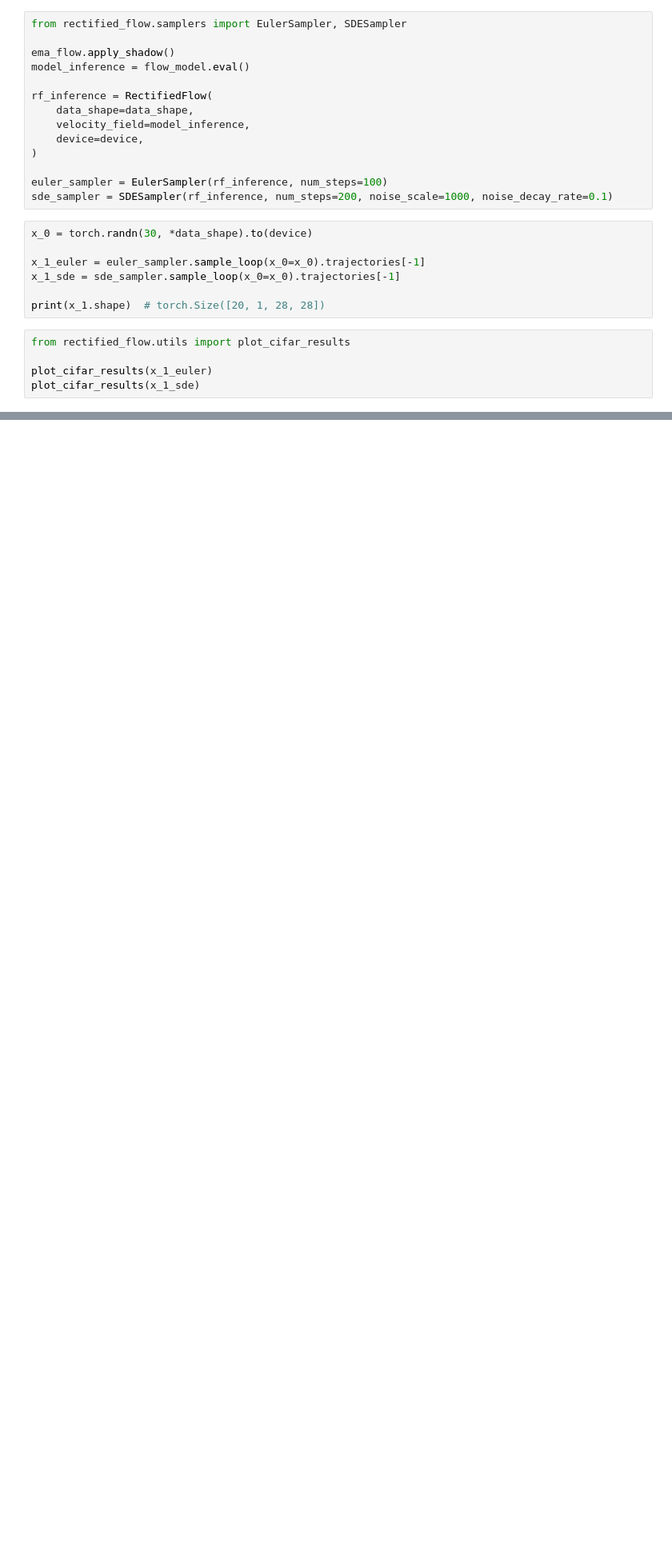
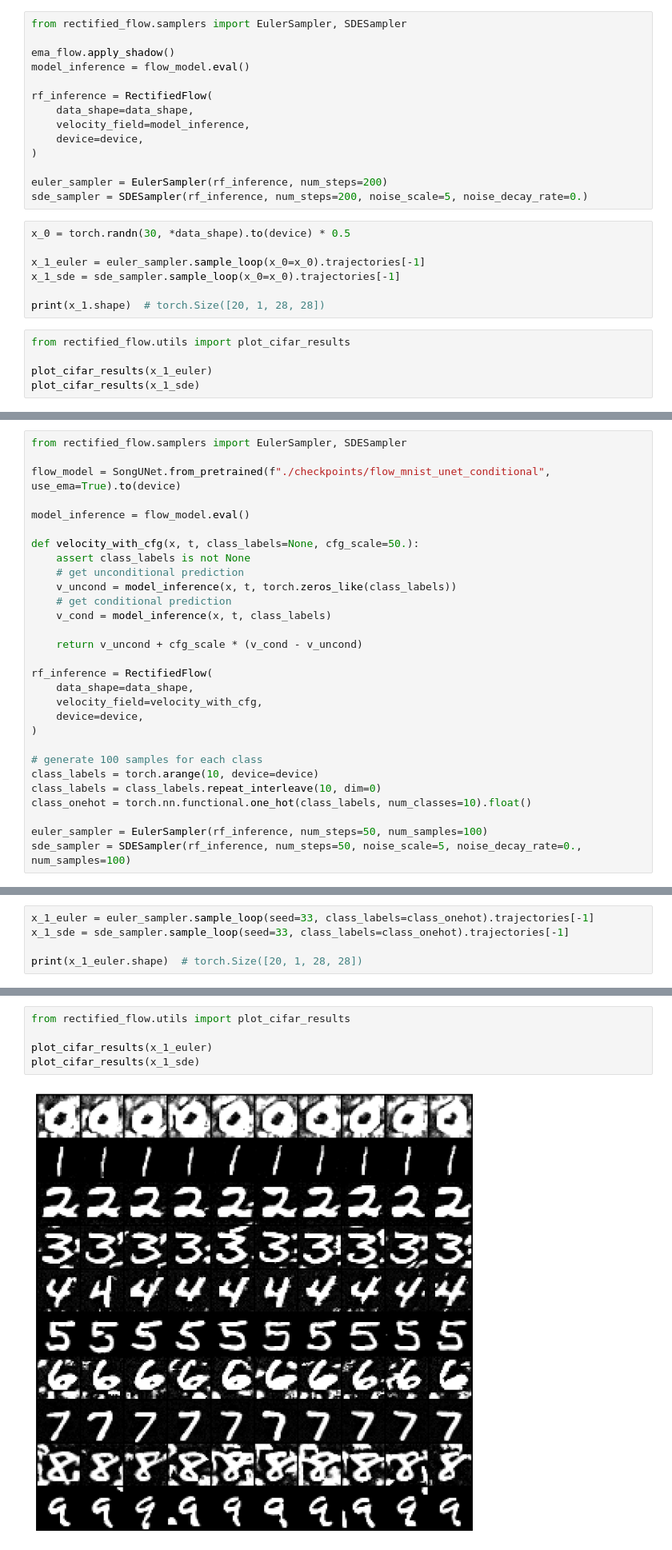
Before and after one commit to CyberDragon93/random_flow_toys, a Jupyter notebook: mnist_flow.ipynb, the cells around one changed output, grey strips where cells are left out. Shown at 80% size. Cells and saved outputs as stored; diff of their text form; blank space fills up the shorter version.

```diff
--- a/mnist_flow.ipynb
+++ b/mnist_flow.ipynb
@@ -261,10 +244,10 @@ rf_inference = RectifiedFlow(
     device=device,
 )
 
-euler_sampler = EulerSampler(rf_inference, num_steps=100)
-sde_sampler = SDESampler(rf_inference, num_steps=200, noise_scale=1000, noise_decay_rate=0.1)
+euler_sampler = EulerSampler(rf_inference, num_steps=200)
+sde_sampler = SDESampler(rf_inference, num_steps=200, noise_scale=5, noise_decay_rate=0.)
 # %%
-x_0 = torch.randn(30, *data_shape).to(device)
+x_0 = torch.randn(30, *data_shape).to(device) * 0.5
 
 x_1_euler = euler_sampler.sample_loop(x_0=x_0).trajectories[-1]
 x_1_sde = sde_sampler.sample_loop(x_0=x_0).trajectories[-1]
@@ -334,0 +533,29 @@ plot_cifar_results(x_t_sde)
+# %%
+from rectified_flow.samplers import EulerSampler, SDESampler
+
+flow_model = SongUNet.from_pretrained(f"./checkpoints/flow_mnist_unet_conditional", use_ema=True).to(device)
+
+model_inference = flow_model.eval()
+
+def velocity_with_cfg(x, t, class_labels=None, cfg_scale=50.):
+    assert class_labels is not None
+    # get unconditional prediction
+    v_uncond = model_inference(x, t, torch.zeros_like(class_labels))
+    # get conditional prediction
+    v_cond = model_inference(x, t, class_labels)
+
+    return v_uncond + cfg_scale * (v_cond - v_uncond)
+
+rf_inference = RectifiedFlow(
+    data_shape=data_shape,
+    velocity_field=velocity_with_cfg,
+    device=device,
+)
+
+# generate 100 samples for each class
+class_labels = torch.arange(10, device=device)
+class_labels = class_labels.repeat_interleave(10, dim=0)
+class_onehot = torch.nn.functional.one_hot(class_labels, num_classes=10).float()
+
+euler_sampler = EulerSampler(rf_inference, num_steps=50, num_samples=100)
+sde_sampler = SDESampler(rf_inference, num_steps=50, noise_scale=5, noise_decay_rate=0., num_samples=100)
@@ -334,0 +564,5 @@ plot_cifar_results(x_t_sde)
+# %%
+x_1_euler = euler_sampler.sample_loop(seed=33, class_labels=class_onehot).trajectories[-1]
+x_1_sde = sde_sampler.sample_loop(seed=33, class_labels=class_onehot).trajectories[-1]
+
+print(x_1_euler.shape)  # torch.Size([20, 1, 28, 28])
@@ -334,0 +571,7 @@ plot_cifar_results(x_t_sde)
+# %%
+from rectified_flow.utils import plot_cifar_results
+
+plot_cifar_results(x_1_euler)
+plot_cifar_results(x_1_sde)
+# %% [output]
+[figure, added]
```
Also changed, not shown: parts of 16 cells of this notebook, 2 other files.
